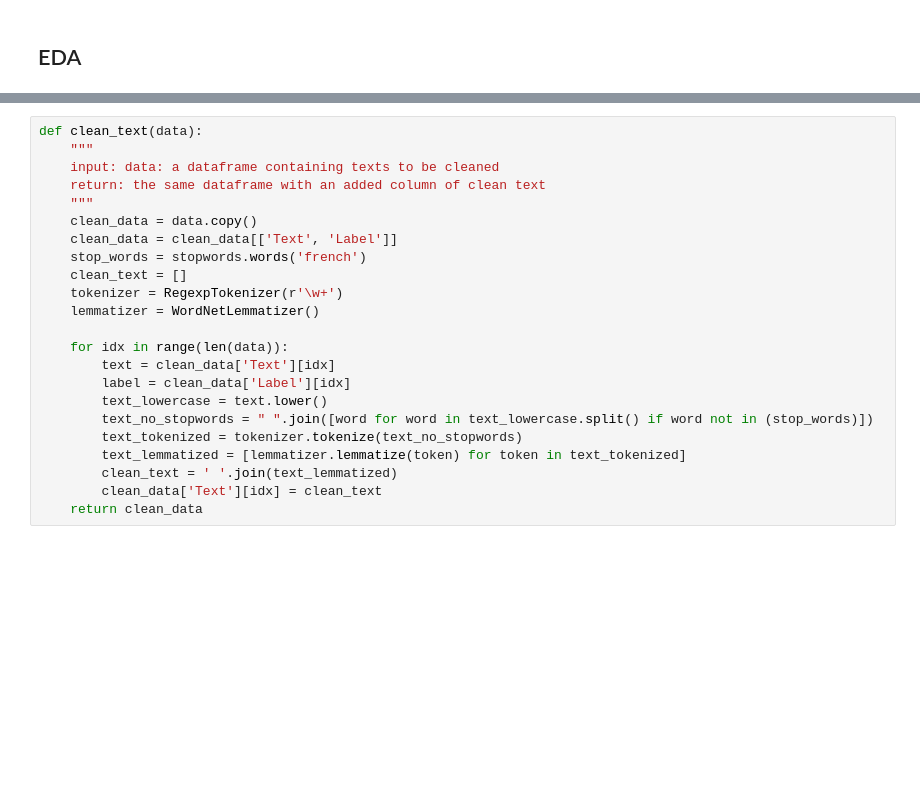
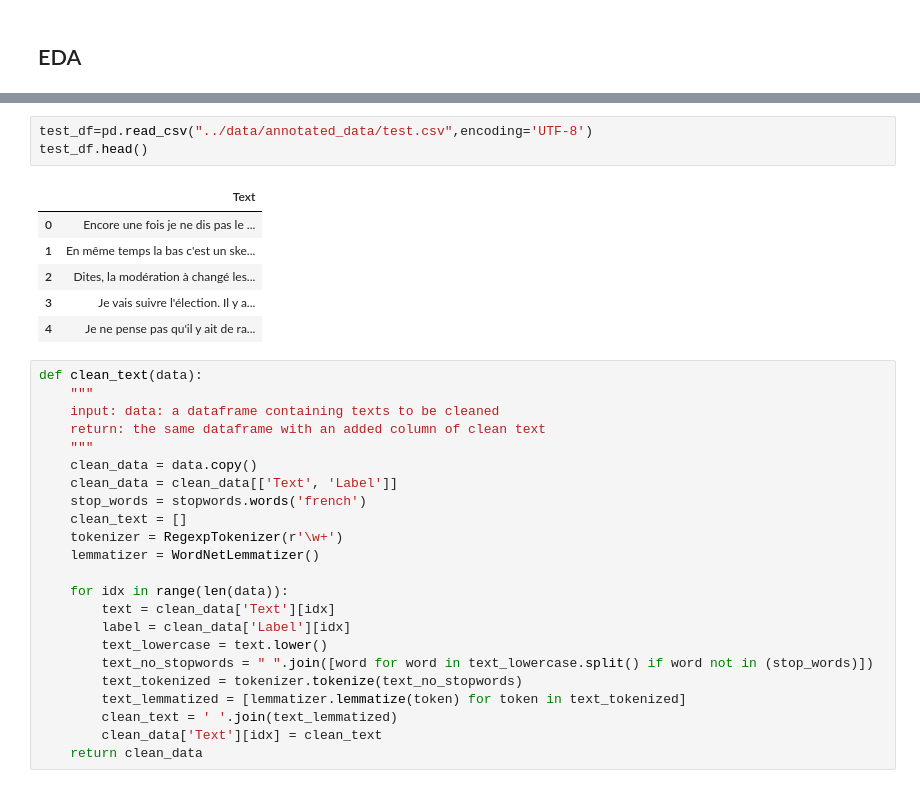
Before and after one commit to HemanthSai7/Prevencia, a Jupyter notebook: src/SentimentAnalysis/TweetClassification_LightningAI.ipynb, the cells around one changed output, grey strips where cells are left out. Saved outputs shown, nothing was run; the diff lists cells and outputs as text; blank space fills up the shorter version.

```diff
--- a/src/SentimentAnalysis/TweetClassification_LightningAI.ipynb
+++ b/src/SentimentAnalysis/TweetClassification_LightningAI.ipynb
@@ -107,3 +111,13 @@ dataset.head()
+# %%
+test_df=pd.read_csv("../data/annotated_data/test.csv",encoding='UTF-8')
+test_df.head()
+# %% [output]
+|  | Text |
+| 0 | Encore une fois je ne dis pas le ... |
+| 1 | En même temps la bas c'est un ske... |
+| 2 | Dites, la modération à changé les... |
+| 3 | Je vais suivre l'élection. Il y a... |
+| 4 | Je ne pense pas qu'il y ait de ra... |
 # %%
 def clean_text(data):
     """
```
Also changed, not shown: parts of 17 cells of this notebook, 9 other files.
